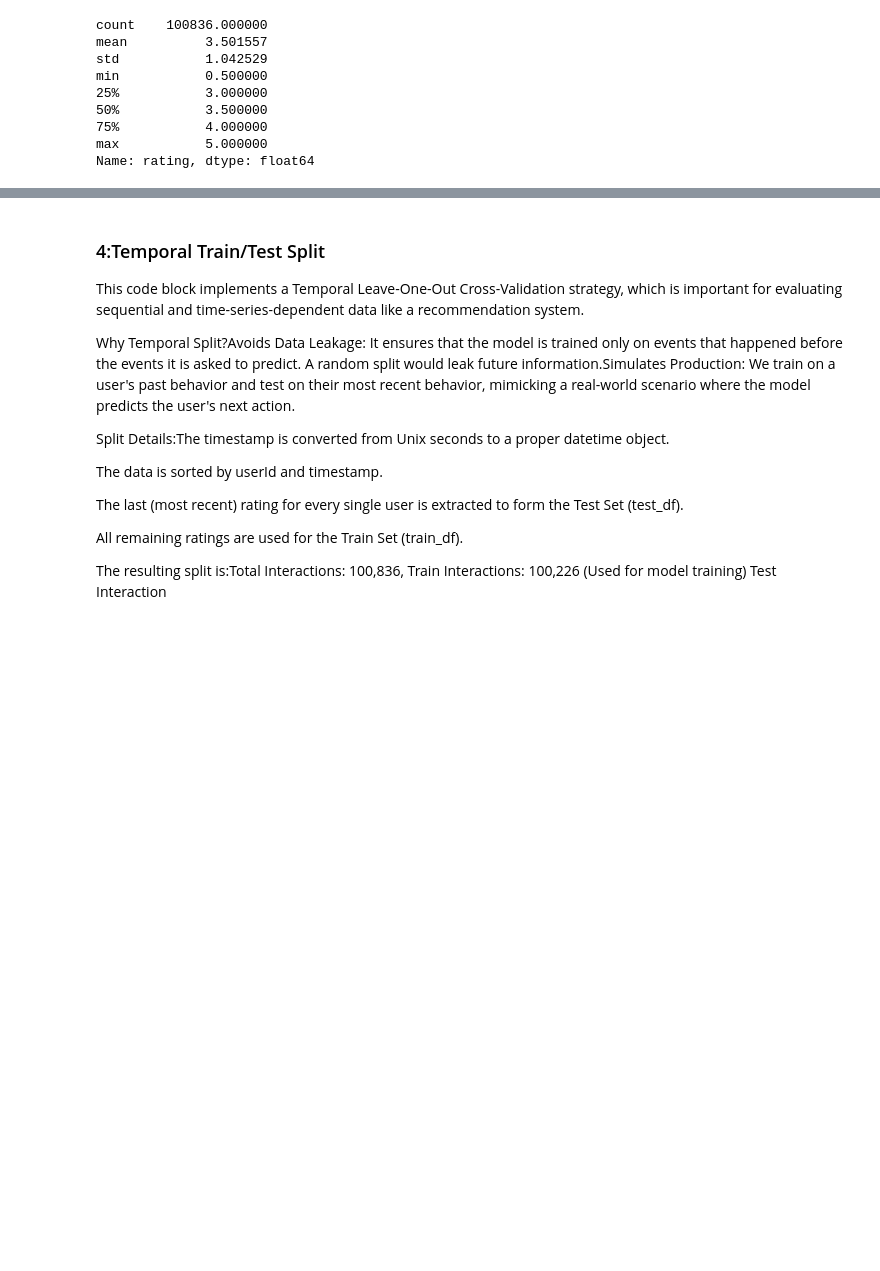
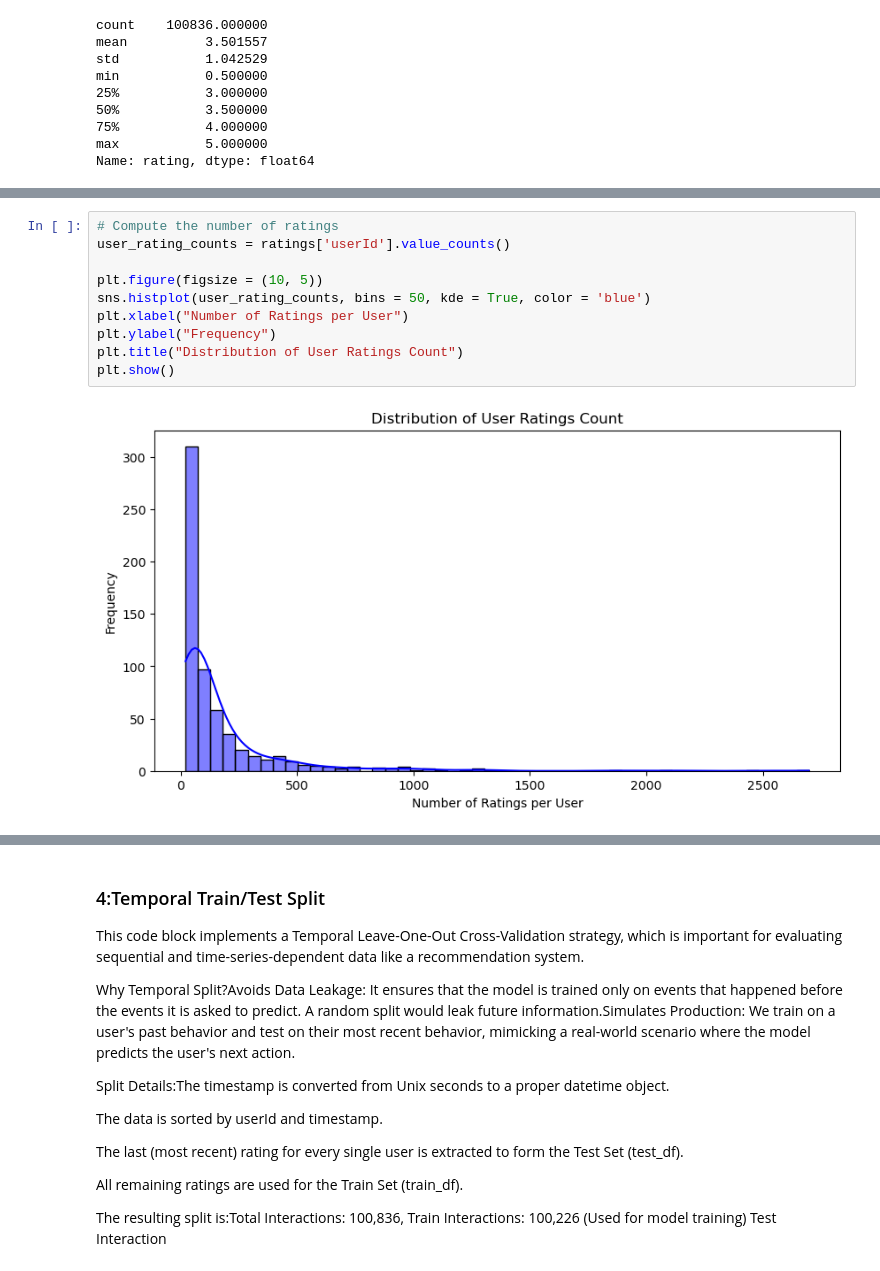
Before and after one commit to ivy-chelagat/Group-Ten, a Jupyter notebook: Recommender System .ipynb, the cells around one changed output, grey strips where cells are left out. Drawn from its saved outputs; the diff is of its cells as text; blank space fills up the shorter version.

```diff
--- a/Recommender System .ipynb
+++ b/Recommender System .ipynb
@@ -136,0 +166,12 @@ Name: rating, dtype: float64
+# %%
+# Compute the number of ratings
+user_rating_counts = ratings['userId'].value_counts()
+
+plt.figure(figsize = (10, 5))
+sns.histplot(user_rating_counts, bins = 50, kde = True, color = 'blue')
+plt.xlabel("Number of Ratings per User")
+plt.ylabel("Frequency")
+plt.title("Distribution of User Ratings Count")
+plt.show()
+# %% [output]
+[figure, added]
```
Also changed, not shown: parts of 23 cells of this notebook.
